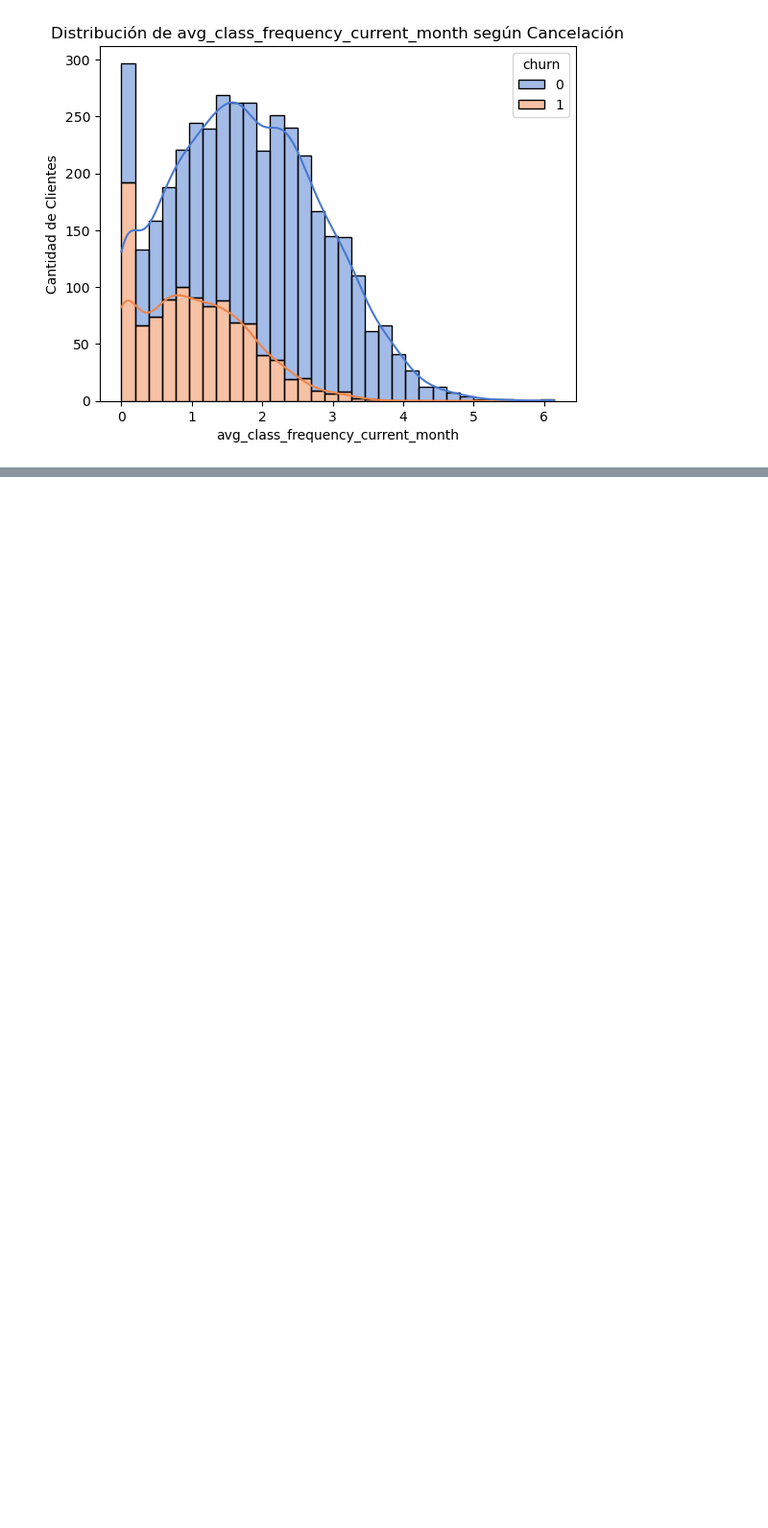
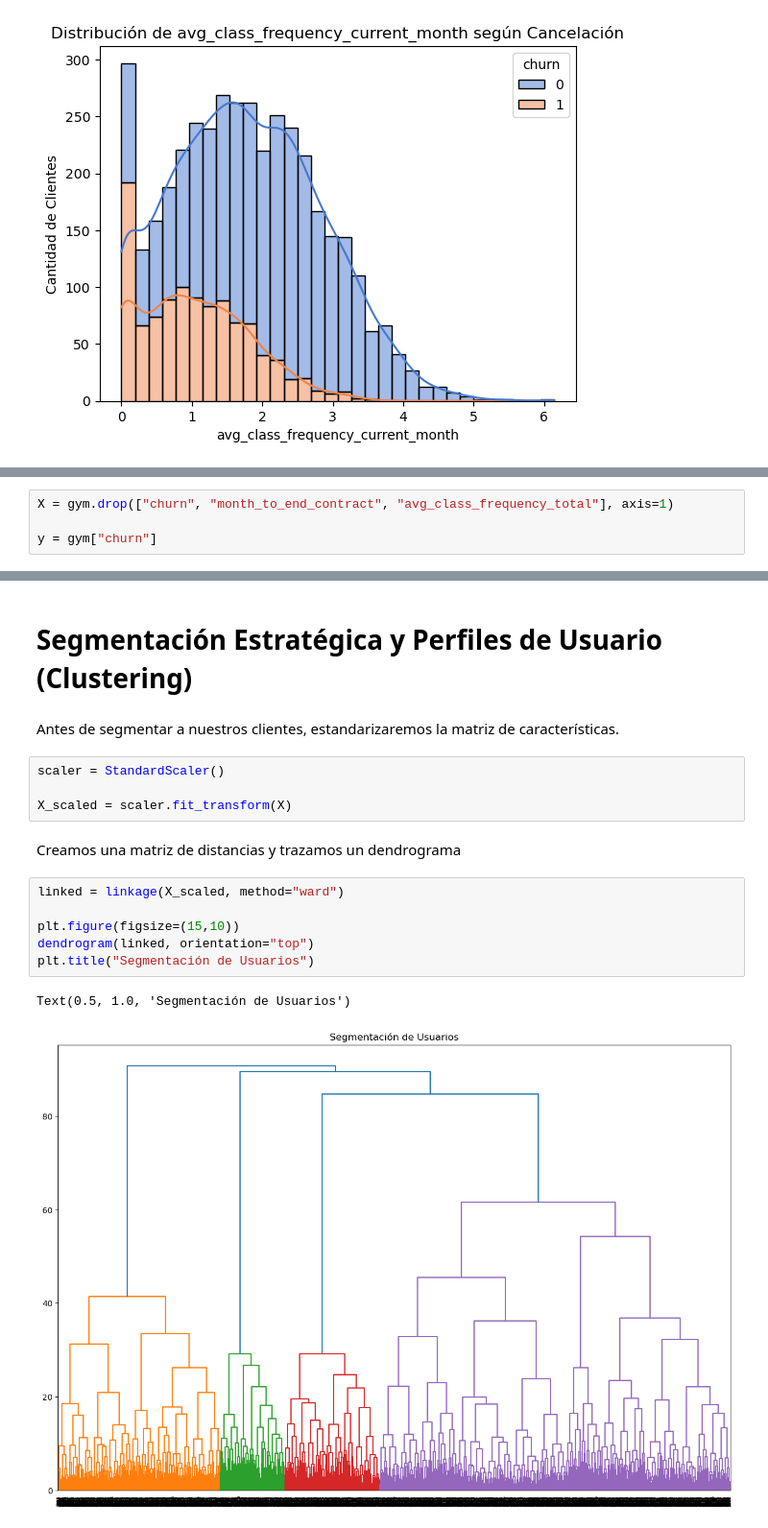
Before and after one commit to sgcuervo/model-fitness-machine-learning, a Jupyter notebook: gym-churn-prediction-ml.ipynb, the cells around one changed output, grey strips where cells are left out. Shown at 96% size. Drawn from its saved outputs; the diff is of its cells as text; blank space fills up the shorter version.

```diff
--- a/gym-churn-prediction-ml.ipynb
+++ b/gym-churn-prediction-ml.ipynb
@@ -151,0 +185,4 @@ for i in gym.drop("churn", axis=1).columns:
+# %%
+X = gym.drop(["churn", "month_to_end_contract", "avg_class_frequency_total"], axis=1)
+
+y = gym["churn"]
@@ -151,0 +244,19 @@ for i in gym.drop("churn", axis=1).columns:
+# %% [markdown]
+# Segmentación Estratégica y Perfiles de Usuario (Clustering)
+# %% [markdown]
+Antes de segmentar a nuestros clientes, estandarizaremos la matriz de características.
+# %%
+scaler = StandardScaler()
+
+X_scaled = scaler.fit_transform(X)
+# %% [markdown]
+Creamos una matriz de distancias y trazamos un dendrograma
+# %%
+linked = linkage(X_scaled, method="ward")
+
+plt.figure(figsize=(15,10))
+dendrogram(linked, orientation="top")
+plt.title("Segmentación de Usuarios")
+# %% [output]
+Text(0.5, 1.0, 'Segmentación de Usuarios')
+[figure, added]
```
Also changed, not shown: parts of 39 cells of this notebook.
